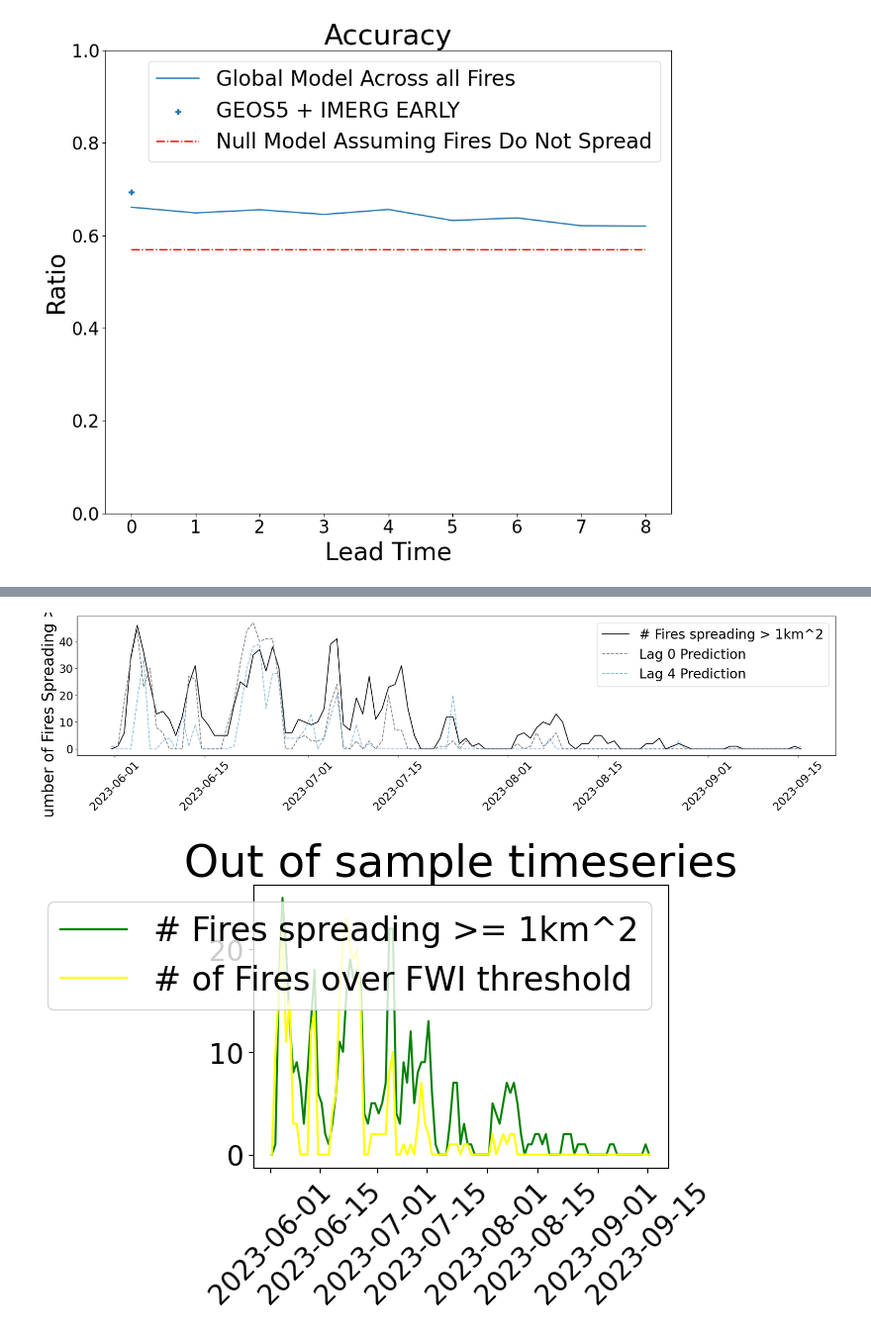
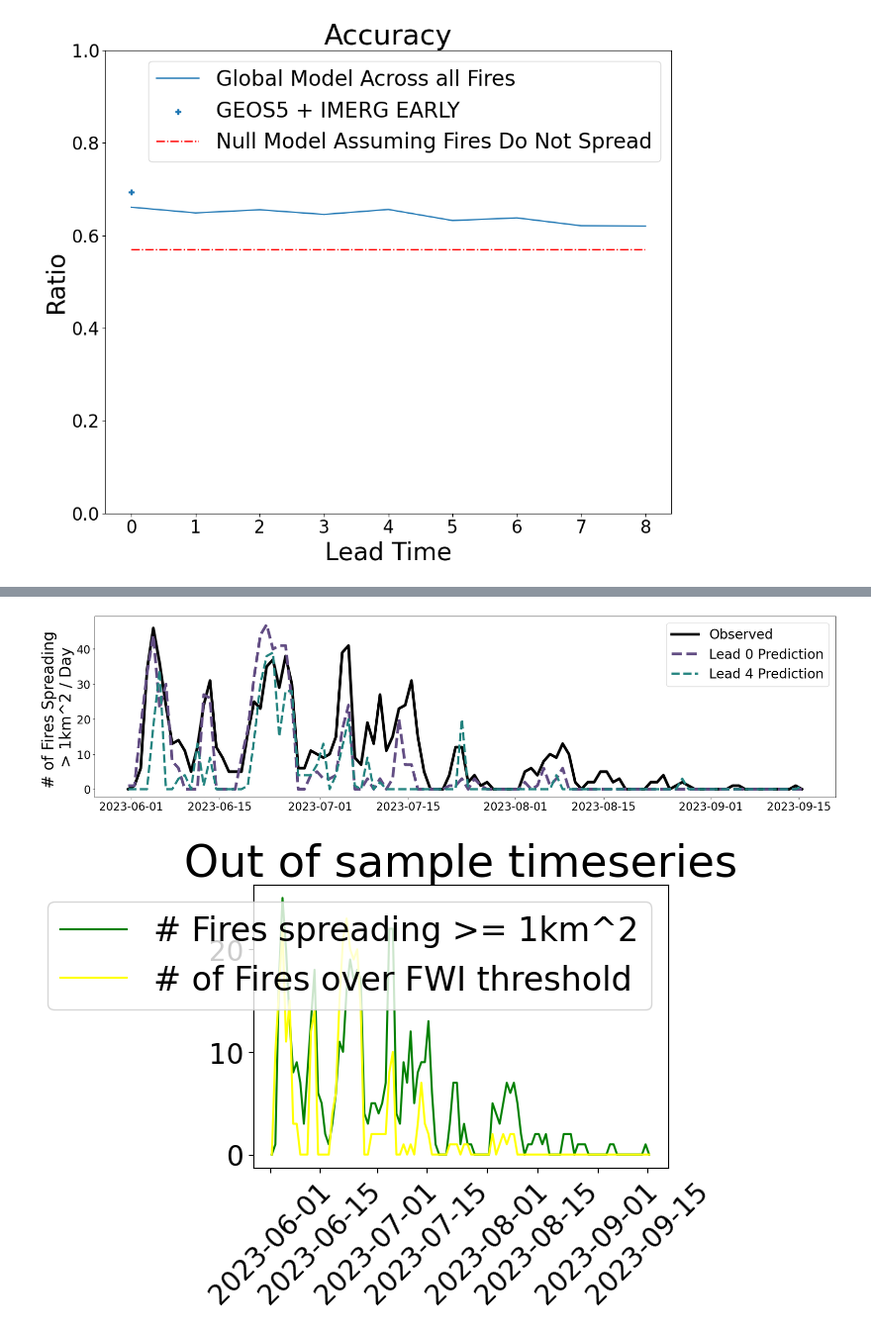
Before and after one commit to mccabete/fwiVis, a Jupyter notebook: notebooks/Logit_models.ipynb, the cells around one changed output, grey strips where cells are left out. Shown at 99% size. Drawn from its saved outputs; the diff is of its cells as text; code cells hidden in the pictures.

Commit message:
Tiny plotting adjustments

```diff
--- a/notebooks/Logit_models.ipynb
+++ b/notebooks/Logit_models.ipynb
@@ -1831,7 +1789,7 @@ plt.savefig("some_figs/logit_model_plots/model_accuracy_by_lead_time.png")
 #                       "Num_fire_over_thresh": None,
 #                       "t": None})
 
-lags = ["1", "2", "3", "4", "5", "6", "7", "8"]
+leads = ["1", "2", "3", "4", "5", "6", "7", "8"]
 num_fr = pd.DataFrame(None, index=range(0, len(fire3.t.unique())), columns=["Num_fire_spreading_1km2", "Num_fire_over_thresh", "t", "total_fires"])
 for i,t in enumerate(fire3.t.unique()):
     #print(i)
@@ -1840,7 +1798,7 @@ for i,t in enumerate(fire3.t.unique()):
     num_fr.loc[i, "Num_fire_spreading_1km2"] = len(fr_t[fr_t.farea_diff_stand >= 1].fireID.unique())
     num_fr.loc[i, "Num_fire_over_thresh"] = len(fr_t[fr_t.GEOS5_IMERGEARLY >= will_grow].fireID.unique())
     num_fr.loc[i, "total_fires"] = len(fr_t.fireID.unique())
-    for l in lags:
+    for l in leads:
         num_fr.loc[i, f"Num_fire_over_thresh_{l}"] = len(fr_t[fr_t[f"FWI_lead_{l}"] >= will_grow].fireID.unique())
 
 
@@ -1910,25 +1868,29 @@ results = model.fit()
 
 
 
-plt.scatter( num_fr.Num_fire_spreading_1km2, num_fr.Num_fire_over_thresh, label = "0 Lag Prediction", color = "grey", )
+plt.scatter( num_fr.Num_fire_spreading_1km2, num_fr.Num_fire_over_thresh, label = "0 Lead", color = "#634e84", )
 
 maxnum = max(num_fr.Num_fire_spreading_1km2.max(), num_fr.Num_fire_over_thresh.max())
-plt.plot(range(0,maxnum),  results.params.iloc[0] * range(0,maxnum), color = "grey", linestyle = "dashed")
+plt.plot(range(0,maxnum),  results.params.iloc[0] * range(0,maxnum), color = "#634e84", linestyle = "dashdot")
 
 
 for l in [4]:
     r_sql = r_squared_against_1to1_line(num_fr.Num_fire_spreading_1km2, num_fr[f"Num_fire_over_thresh_{l}"])
-    plt.scatter(num_fr.Num_fire_spreading_1km2, num_fr[f"Num_fire_over_thresh_{l}"], label = f"{l} Lag Prediction", alpha = (1/l), )
+    plt.scatter(num_fr.Num_fire_spreading_1km2, num_fr[f"Num_fire_over_thresh_{l}"], label = f"{l} Lead", alpha = 0.9, color = "#248480" )
     model = sm.OLS( num_fr[f"Num_fire_over_thresh_{l}"].astype("float"), num_fr['Num_fire_spreading_1km2'].astype("float"),)
     results = model.fit()
-    plt.plot(range(0,maxnum),  results.params.iloc[0] * range(0,maxnum),  linestyle = "dashed", alpha = (1/l))
-    print(f"Lag {l}: R^2 {round(r_sql, 3)}")
+    plt.plot(range(0,maxnum),  results.params.iloc[0] * range(0,maxnum),  linestyle = "dashdot", alpha = 0.90, color = "#248480")
+    print(f"Lead {l}: R^2 {round(r_sql, 3)}")
 #minnum = min([num_fr.Num_fire_spreading_1km2, num_fr.Num_fire_over_thresh])
 plt.plot(range(0,maxnum ), range(0,maxnum), color = "black", label = "1:1")
-print(f"Lag {0}: R^2 {round(r_sq, 3)}")
+print(f"Lead {0}: R^2 {round(r_sq, 3)}")
 #plt.title(f"Timeseries Predicted Vs Observed {round(r_sq, 3)}")
+plt.plot(range(0,maxnum),  np.repeat(np.nan, len(range(0,maxnum))), color = "black", linestyle = "dashdot", label = f"Lines of best fit")
+
 plt.xlabel("Observed # of Fires")
 plt.ylabel("Predicted # of Fires")
+plt.legend( fontsize=16)
+plt.savefig(f"some_figs/logit_model_plots/predicted_vs_observed_with_lead_{will_grow}.png")
 plt.show()
 
 
@@ -1954,29 +1918,32 @@ NameError: name 'num_fr' is not defined
 # %%
 num_fr = num_fr.sort_values(by = "t")
 
 
 fig, ax = plt.subplots(figsize=(20, 5))
-ax.plot(num_fr.t, num_fr.Num_fire_spreading_1km2, color = "black", label = "# Fires spreading > 1km^2")
-ax.plot(num_fr.t, num_fr.Num_fire_over_thresh, color = "grey", label = "Lag 0 Prediction", linestyle = "dashed")
+ax.plot(num_fr.t, num_fr.Num_fire_spreading_1km2, color = "black", label = "Observed", linewidth = 5)
+ax.plot(num_fr.t, num_fr.Num_fire_over_thresh, color = "#634e84", label = "Lead 0 Prediction", linestyle = "dashed", linewidth = 5)
 
 for l in [4]:
-    ax.plot(num_fr.t, num_fr[f"Num_fire_over_thresh_{l}"], label = f"Lag {l} Prediction", alpha = 0.5, linestyle = "dashed")
+    ax.plot(num_fr.t, num_fr[f"Num_fire_over_thresh_{l}"], label = f"Lead {l} Prediction", color = "#248480", linestyle = "dashed", alpha = 1,  linewidth = 4)
 
-ax.tick_params(axis='x', labelrotation = 45)
-ax.set_ylabel("Number of Fires \n Spreading > 1km^2")
+#ax.tick_params(axis='x', labelrotation = 45)
+ax.set_ylabel("# of Fires Spreading \n> 1km^2 / Day")
 ax.legend()
+plt.savefig(f"some_figs/logit_model_plots/Timeseries_lead_times_vs_observed_thesh_{will_grow}.png")
 plt.show()
+
+
 
 
 # fig, ax = plt.subplots()
 # ax.plot(num_fr.t, num_fr.Num_fire_spreading_1km2/num_fr.total_fires, color = "green", label = "% Fires spreading >= 1km^2")
 # ax.plot(num_fr.t, num_fr.Num_fire_over_thresh/num_fr.total_fires, color = "blue", label = "% of Fires over FWI threshold")
 # ax.tick_params(axis='x', labelrotation = 45)
 # ax.set_ylabel("Percent Fires Active")
 # ax.legend()
 # plt.show()
 # %% [output]
-[figure, old version]
+[figure, new version]
 # %%
 num_frt.t = num_frt.t.astype("datetime64[ns]")
 num_frt = num_frt.sort_values(by = "t")
```
Also changed, not shown: parts of 7 cells of this notebook, 3 other files.
